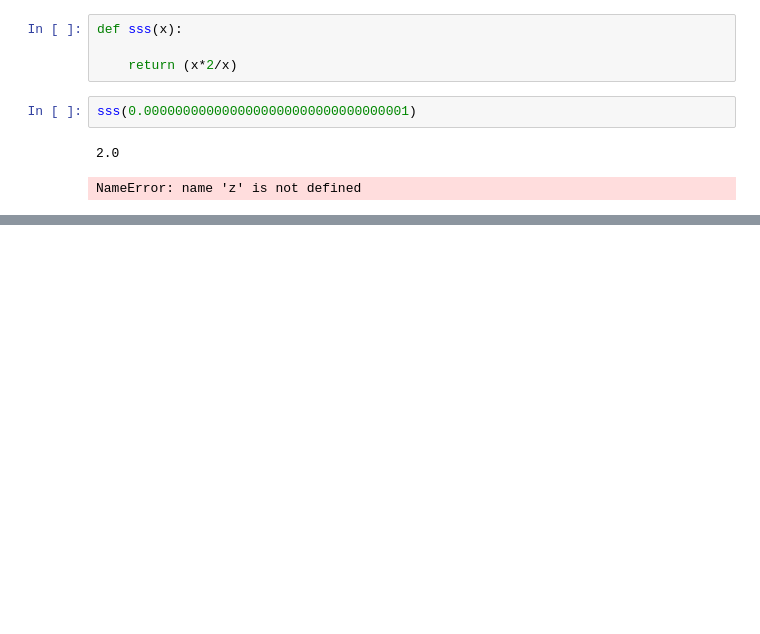
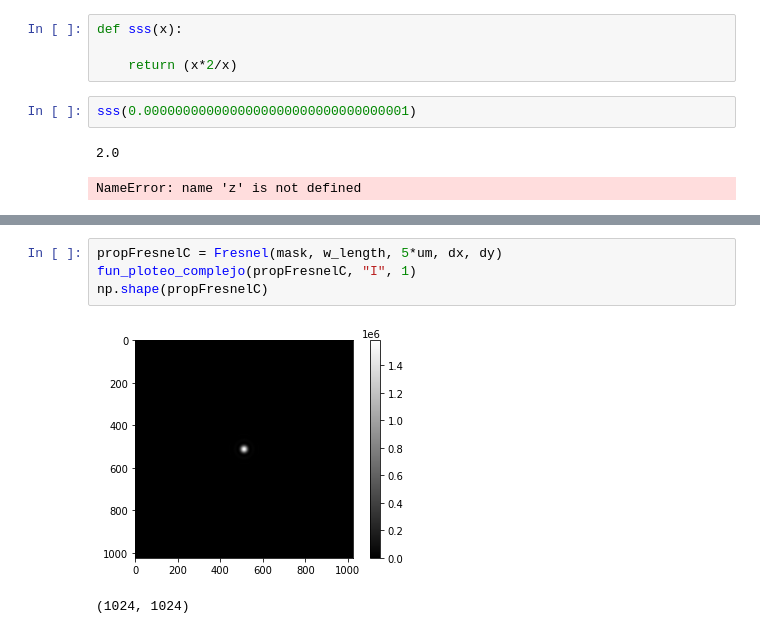
Before and after one commit to bdbejarc/Instrumentos-Opticos, a Jupyter notebook: Entrega_02/Codigo_Entrega_02.ipynb, the cells around one changed output, grey strips where cells are left out. Drawn from its saved outputs; the diff is of its cells as text; blank space fills up the shorter version.

```diff
--- a/Entrega_02/Codigo_Entrega_02.ipynb
+++ b/Entrega_02/Codigo_Entrega_02.ipynb
@@ -505,0 +585,7 @@ NameError: name 'z' is not defined
+# %%
+propFresnelC = Fresnel(mask, w_length, 5*um, dx, dy)
+fun_ploteo_complejo(propFresnelC, "I", 1)
+np.shape(propFresnelC)
+# %% [output]
+[figure, added]
+(1024, 1024)
```
Also changed, not shown: parts of 14 cells of this notebook.
